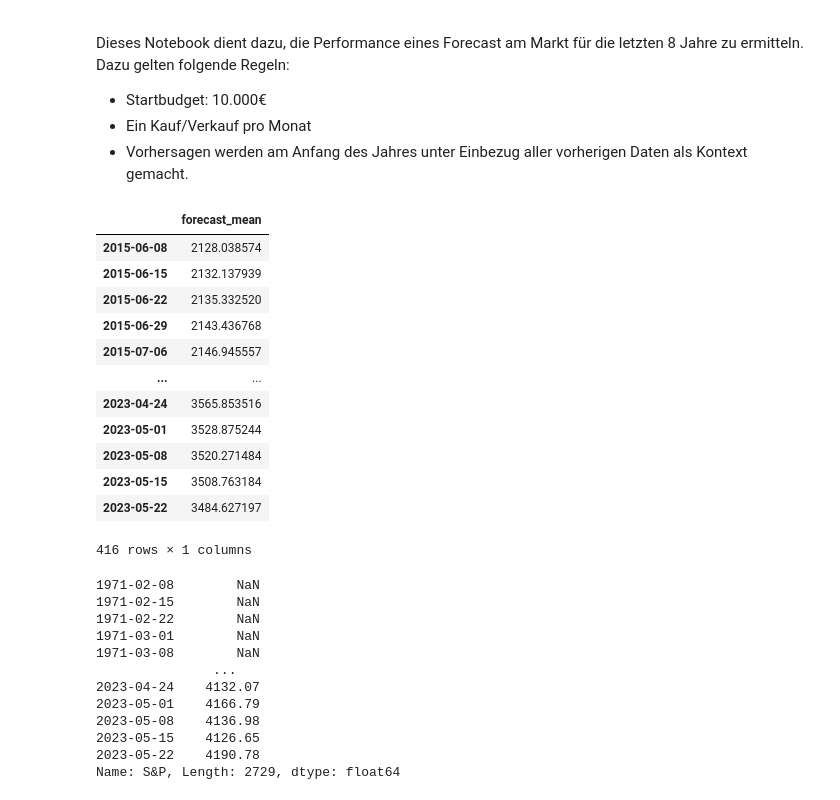
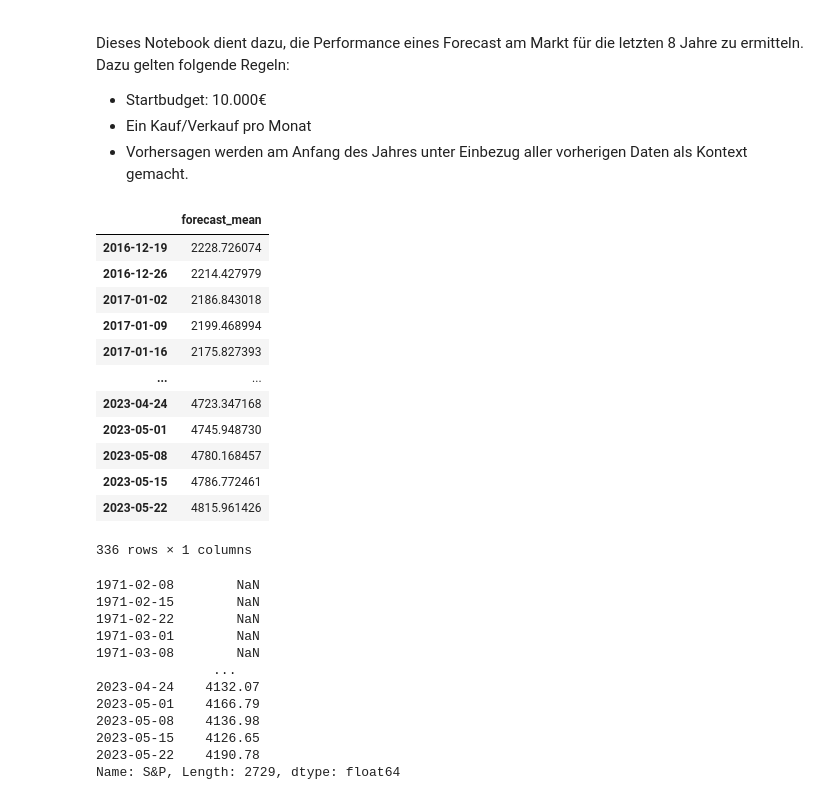
Before and after one commit to jhb300/project_submission_hai_performer, a Jupyter notebook: data_engineering/track_record.ipynb, the cells around one changed output. Cells and saved outputs as stored; diff of their text form; code cells hidden in the pictures.

```diff
--- a/data_engineering/track_record.ipynb
+++ b/data_engineering/track_record.ipynb
@@ -10,30 +10,47 @@ import pandas as pd
 from track_record_helpers import get_df_from_Sample_Forecast
 # %%
 # Import forecasts and get single time series from it.
-forecast_list = pd.read_pickle('../modelling/backtests/8_windows/v5/8year_test_forecasts.pkl')
-forecast_df = pd.DataFrame()
+forecasting_strategy = "yearly re-training" # or "single training"
 
-for forecast in forecast_list:
-    df = get_df_from_Sample_Forecast(forecast)
-    forecast_df = pd.concat((forecast_df, df), axis=0)
+if forecasting_strategy == "single training":
+    forecast_list = pd.read_pickle('../modelling/backtests/8_windows/v5/8year_test_forecasts.pkl')
+    forecast_df = pd.DataFrame()
+
+    for forecast in forecast_list:
+        df = get_df_from_Sample_Forecast(forecast)
+        forecast_df = pd.concat((forecast_df, df), axis=0)
+elif forecasting_strategy == "yearly re-training":
+    num_forecasts = 6
+    forecasts = [pd.read_pickle(f'../modelling/backtests/individual_model_backtests/individual_test_{i}_forecast.pkl') for i in range(1, num_forecasts + 1)]
+    forecast_df = pd.DataFrame()
+
+    for forecast_list in forecasts:
+        for forecast in forecast_list:
+            df = get_df_from_Sample_Forecast(forecast)
+            forecast_df = pd.concat((forecast_df, df), axis=0)
+
+    forecast_df.sort_index(inplace=True)
+
+else:
+    print("CAUTION: Please choose one of the forecasting strategies: \nsingle training or yearly re-training!")
 
 forecast_df['forecast_mean'] = forecast_df.mean(axis=1)
 forecast_df.drop(axis=1, columns=list(range(100)), inplace=True)
 forecast_df.head(450)
 # %% [output]
 |  | forecast_mean |
-| 2015-06-08 | 2128.038574 |
-| 2015-06-15 | 2132.137939 |
-| 2015-06-22 | 2135.332520 |
-| 2015-06-29 | 2143.436768 |
-| 2015-07-06 | 2146.945557 |
+| 2016-12-19 | 2228.726074 |
+| 2016-12-26 | 2214.427979 |
+| 2017-01-02 | 2186.843018 |
+| 2017-01-09 | 2199.468994 |
+| 2017-01-16 | 2175.827393 |
 | ... | ... |
-| 2023-04-24 | 3565.853516 |
-| 2023-05-01 | 3528.875244 |
-| 2023-05-08 | 3520.271484 |
-| 2023-05-15 | 3508.763184 |
-| 2023-05-22 | 3484.627197 |
+| 2023-04-24 | 4723.347168 |
+| 2023-05-01 | 4745.948730 |
+| 2023-05-08 | 4780.168457 |
+| 2023-05-15 | 4786.772461 |
+| 2023-05-22 | 4815.961426 |
-416 rows × 1 columns
+336 rows × 1 columns
 # %%
 # Import the actual time series
 indices_df = pd.read_csv('./financial_ts/indices.csv', index_col=0)
```
Also changed, not shown: parts of 4 cells of this notebook, 1 other file.
